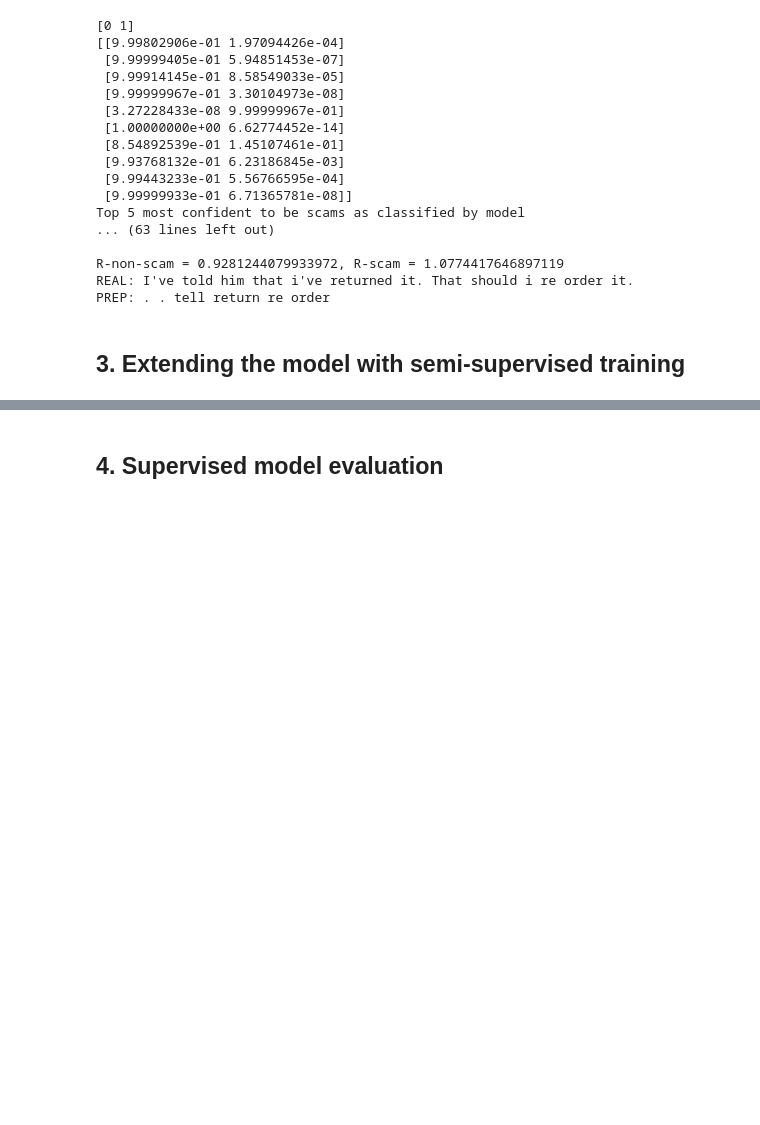
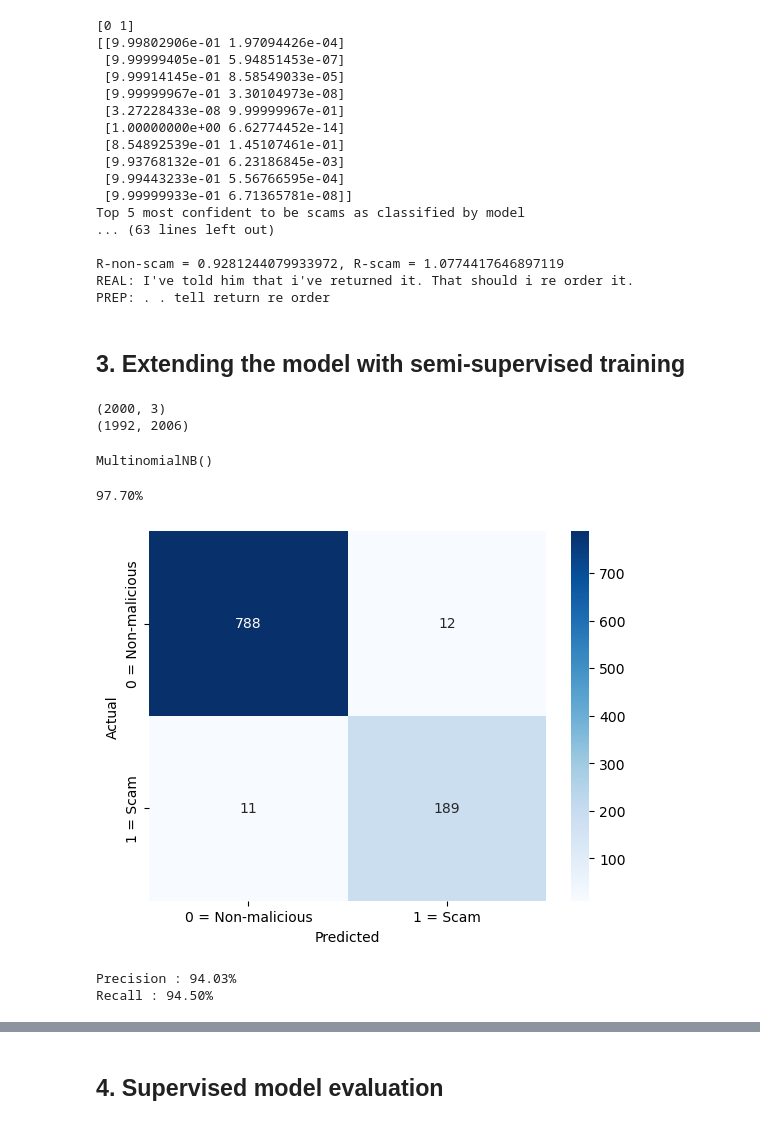
Before and after one commit to DELIRIOUSDONUT/SSIEK_ML_ass_1, a Jupyter notebook: COMP30027_2025_asst1_template.ipynb, the cells around one changed output, grey strips where cells are left out. Drawn from its saved outputs; the diff is of its cells as text; code cells hidden in the pictures; blank space fills up the shorter version.

Commit message:
need to change comments, work on part3 opt1 bullet 2, and part 4

```diff
--- a/COMP30027_2025_asst1_template.ipynb
+++ b/COMP30027_2025_asst1_template.ipynb
@@ -283,3 +289,76 @@ REAL: I've told him that i've returned it. That should i re order it.
 PREP: . . tell return re order
 # %% [markdown]
 ## 3. Extending the model with semi-supervised training
+# %%
+# Almost exactly the same code as part 2
+
+# Similar to part 1, initialize word matrix BUT dont need to add class labels -- same order
+unsup_df = pd.read_csv('COMP30027_2025_asst1_data/sms_unlabelled.csv')
+
+print(unsup_df.shape)
+# Drop instances with missing values in both 'textPreprocessed' and 'class' columns
+unsup_df = unsup_df.dropna(subset=['textPreprocessed', 'class'])
+
+# Reset index after dropping rows (to ensure indices align correctly) -- or else indices mess up and NaN vals appear
+unsup_df.reset_index(drop=True, inplace=True)
+# Create a CountVectorizer with the same vocabulary as in part 1
+vectorizer = CountVectorizer(vocabulary=words, token_pattern=r'[^\s]+')
+
+# Vectorize data
+unsup_data = vectorizer.transform(unsup_df["textPreprocessed"])
+
+# Convert to df with columns being the same as the original words trained on
+unsup_test = pd.DataFrame.sparse.from_spmatrix(unsup_data, columns=vectorizer.get_feature_names_out())
+print(unsup_test.shape)
+# Make predictions
+unsup_pred = model.predict(unsup_test)
+# %% [output]
+(2000, 3)
+(1992, 2006)
+# %%
+# Now that we have the predicted labels,
+
+# Option A : retrain model with ALL of the unsupervised data
+# First add the predictions as class labels to the dataframe
+
+unlabelled_df = unsup_test.copy()
+unlabelled_df['ScamClassLabel'] = unsup_pred
+
+concat_df = pd.concat([word_df, unlabelled_df], ignore_index=True)
+
+# Now train new model based on this
+
+# Get counts for all features except class label
+conc_word_counts = concat_df.drop('ScamClassLabel', axis=1)
+
+conc_scam_label = concat_df['ScamClassLabel']
+
+concat_model = MultinomialNB() # Uses laplace smoothing with alpha = 1 by default
+concat_model.fit(conc_word_counts, conc_scam_label)
+# %% [output]
+MultinomialNB()
+# %%
+# Test performance on supervised dataset
+# Make predictions
+conc_pred = concat_model.predict(supervised_test)
+
+# Calculate and print accuracy
+print(f"{accuracy_score(test_df['class'], conc_pred) * 100:.2f}%")
+# Use sklearn to get confusion matrix values from predictor
+conf_matrix = confusion_matrix(test_df['class'], conc_pred)
+
+# Plot using seaborn
+sns.heatmap(conf_matrix, annot=True, fmt='d', cmap='Blues', xticklabels=['0 = Non-malicious', '1 = Scam'],
+            yticklabels=['0 = Non-malicious', '1 = Scam'])
+plt.xlabel('Predicted')
+plt.ylabel('Actual')
+
+plt.show()
+
+print(f"Precision : {precision_score(test_df['class'], conc_pred) * 100:.2f}%")
+print(f"Recall : {recall_score(test_df['class'], conc_pred) * 100:.2f}%")
+# %% [output]
+97.70%
+[figure, added]
+Precision : 94.03%
+Recall : 94.50%
```
Also changed, not shown: parts of 14 cells of this notebook, 2 other files.
